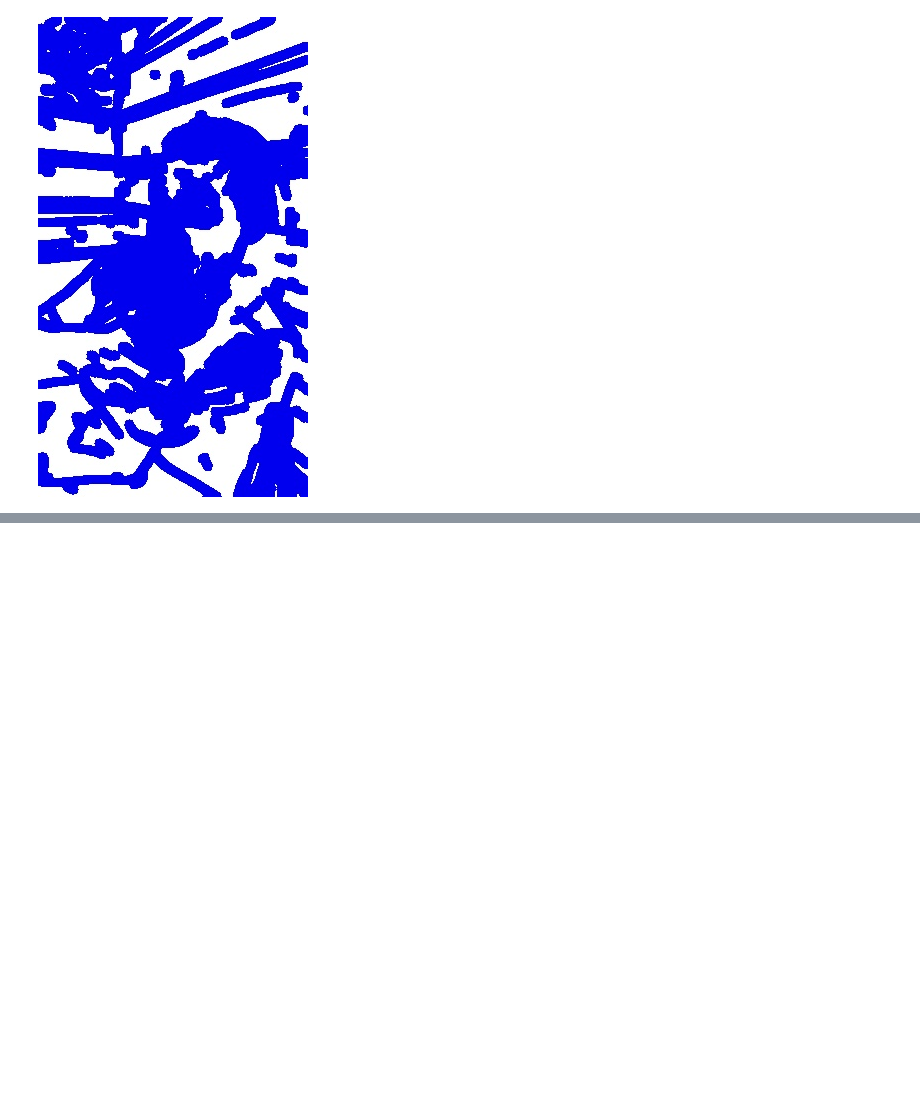
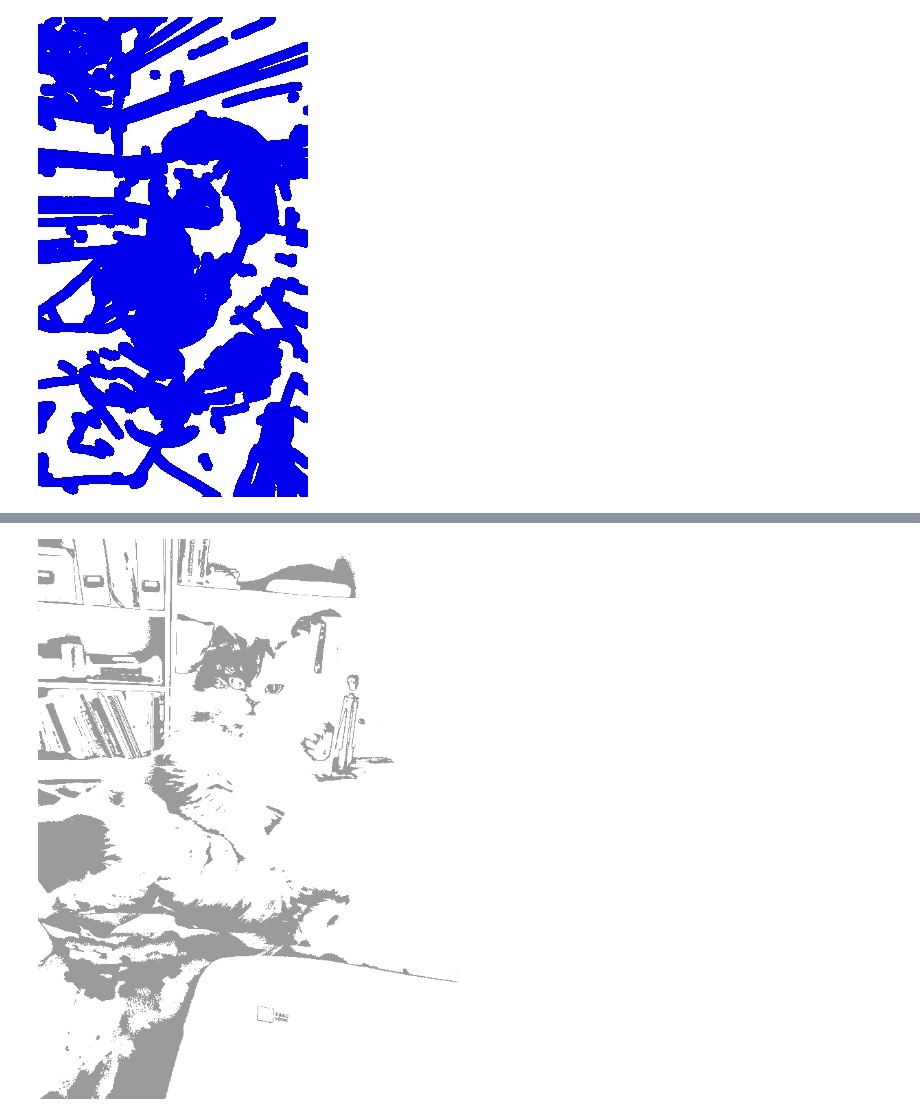
Before and after one commit to hellonico/origami-fun, a Jupyter notebook: jupyter/cartoon.ipynb, the cells around one changed output, grey strips where cells are left out. Cells and saved outputs as stored; diff of their text form; code cells hidden in the pictures; blank space fills up the shorter version.

```diff
--- a/jupyter/cartoon.ipynb
+++ b/jupyter/cartoon.ipynb
@@ -75,0 +128,19 @@ class org.opencv.core.CvException:
+# %%
+(->
+"resources/chapter03/emilie1.jpg"
+(imread IMREAD_REDUCED_COLOR_4)
+
+(median-blur! 1)
+(cartoon! 70 180 true)
+
+;(cvt-color! COLOR_BGR2HSV)
+;(update-channel! (fn [x] (+ x 30)) 2)
+;(update-channel! (fn [x] 255) 1)
+;(update-channel! (fn [x] 10) 0)
+;(cvt-color! COLOR_HSV2BGR)
+;(bitwise-not!)
+
+
+(u/>>>))
+# %% [output]
+[figure, added]
```
Also changed, not shown: parts of 14 cells of this notebook, 17 other files.
